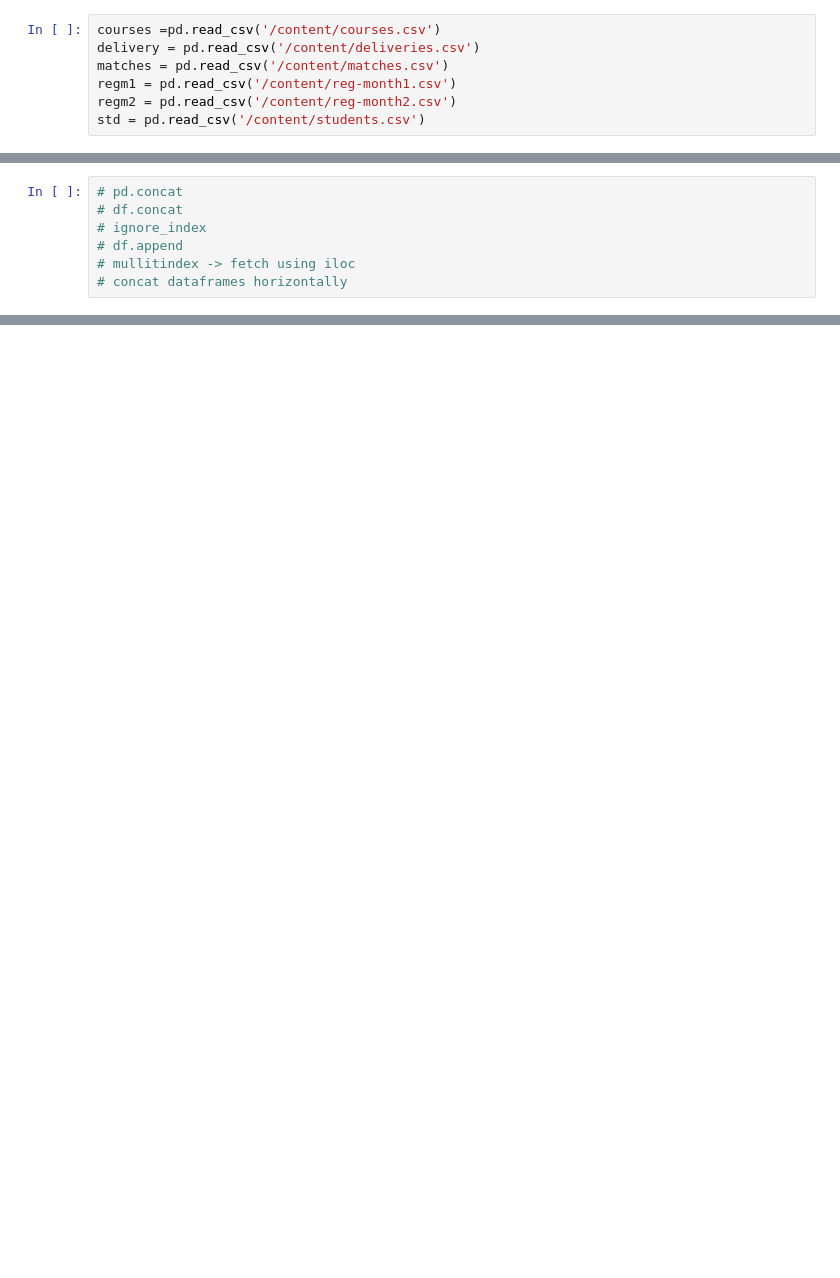
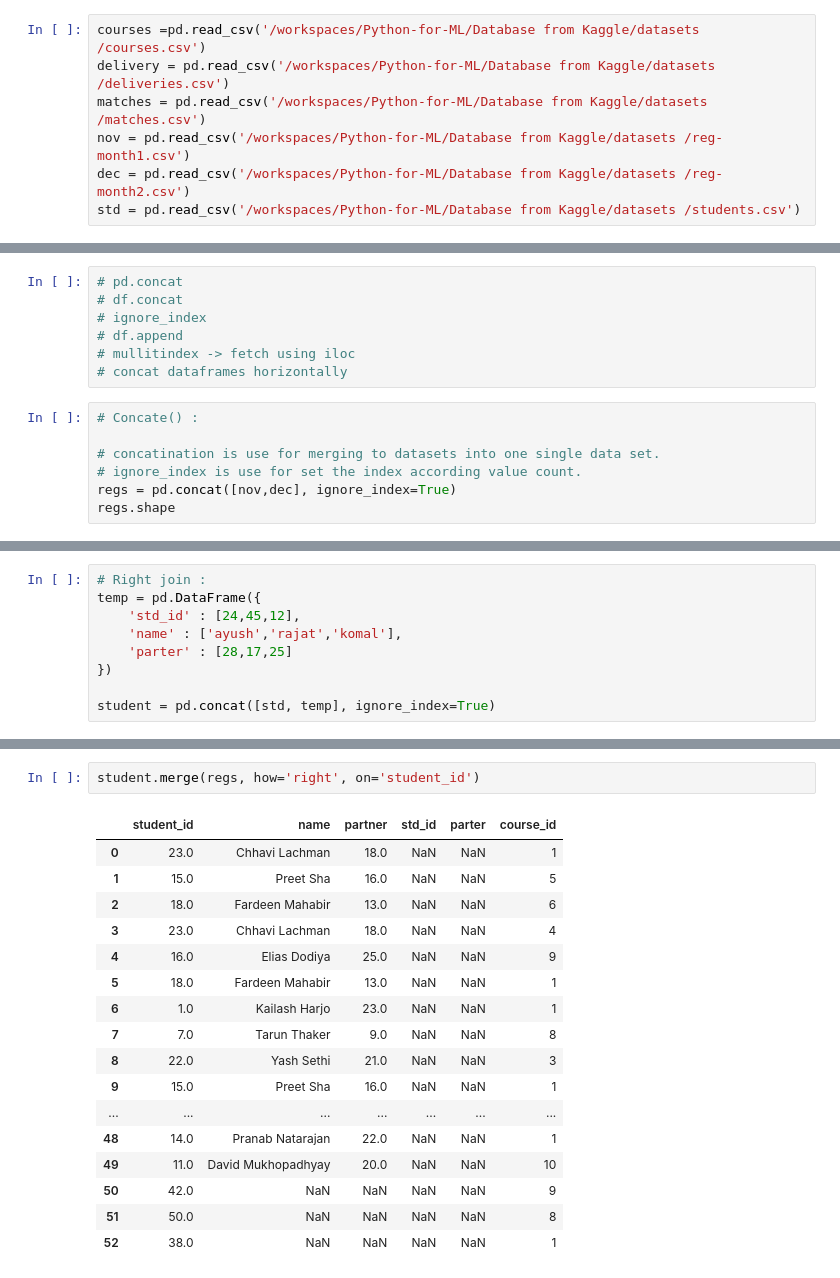
Before and after one commit to aayushmanz/Python-for-ML, a Jupyter notebook: Pandas in Python/DataFrames in Pandas/Merging, Joining and Concatenation.ipynb, the cells around one changed output, grey strips where cells are left out. Drawn from its saved outputs; the diff is of its cells as text; blank space fills up the shorter version.

```diff
--- a/Pandas in Python/DataFrames in Pandas/Merging, Joining and Concatenation.ipynb
+++ b/Pandas in Python/DataFrames in Pandas/Merging, Joining and Concatenation.ipynb
@@ -4,9 +4,9 @@
 import pandas as pd
 import numpy as np
 # %%
-courses =pd.read_csv('/content/courses.csv')
-delivery = pd.read_csv('/content/deliveries.csv')
-matches = pd.read_csv('/content/matches.csv')
-regm1 = pd.read_csv('/content/reg-month1.csv')
-regm2 = pd.read_csv('/content/reg-month2.csv')
-std = pd.read_csv('/content/students.csv')
+courses =pd.read_csv('/workspaces/Python-for-ML/Database from Kaggle/datasets /courses.csv')
+delivery = pd.read_csv('/workspaces/Python-for-ML/Database from Kaggle/datasets /deliveries.csv')
+matches = pd.read_csv('/workspaces/Python-for-ML/Database from Kaggle/datasets /matches.csv')
+nov = pd.read_csv('/workspaces/Python-for-ML/Database from Kaggle/datasets /reg-month1.csv')
+dec = pd.read_csv('/workspaces/Python-for-ML/Database from Kaggle/datasets /reg-month2.csv')
+std = pd.read_csv('/workspaces/Python-for-ML/Database from Kaggle/datasets /students.csv')
@@ -21,3 +17,10 @@ regm2.shape
 # df.append
 # mullitindex -> fetch using iloc
 # concat dataframes horizontally
+# %%
+# Concate() :
+
+# concatination is use for merging to datasets into one single data set.
+# ignore_index is use for set the index according value count.
+regs = pd.concat([nov,dec], ignore_index=True)
+regs.shape
@@ -23,0 +110,9 @@ regm2.shape
+# %%
+# Right join :
+temp = pd.DataFrame({
+    'std_id' : [24,45,12],
+    'name' : ['ayush','rajat','komal'],
+    'parter' : [28,17,25]
+})
+
+student = pd.concat([std, temp], ignore_index=True)
@@ -23,0 +128,20 @@ regm2.shape
+# %%
+student.merge(regs, how='right', on='student_id')
+# %% [output]
+|  | student_id | name | partner | std_id | parter | course_id |
+| 0 | 23.0 | Chhavi Lachman | 18.0 | NaN | NaN | 1 |
+| 1 | 15.0 | Preet Sha | 16.0 | NaN | NaN | 5 |
+| 2 | 18.0 | Fardeen Mahabir | 13.0 | NaN | NaN | 6 |
+| 3 | 23.0 | Chhavi Lachman | 18.0 | NaN | NaN | 4 |
+| 4 | 16.0 | Elias Dodiya | 25.0 | NaN | NaN | 9 |
+| 5 | 18.0 | Fardeen Mahabir | 13.0 | NaN | NaN | 1 |
+| 6 | 1.0 | Kailash Harjo | 23.0 | NaN | NaN | 1 |
+| 7 | 7.0 | Tarun Thaker | 9.0 | NaN | NaN | 8 |
+| 8 | 22.0 | Yash Sethi | 21.0 | NaN | NaN | 3 |
+| 9 | 15.0 | Preet Sha | 16.0 | NaN | NaN | 1 |
+| ... | ... | ... | ... | ... | ... | ... |
+| 48 | 14.0 | Pranab Natarajan | 22.0 | NaN | NaN | 1 |
+| 49 | 11.0 | David Mukhopadhyay | 20.0 | NaN | NaN | 10 |
+| 50 | 42.0 | NaN | NaN | NaN | NaN | 9 |
+| 51 | 50.0 | NaN | NaN | NaN | NaN | 8 |
+| 52 | 38.0 | NaN | NaN | NaN | NaN | 1 |
```
Also changed, not shown: parts of 10 cells of this notebook.
